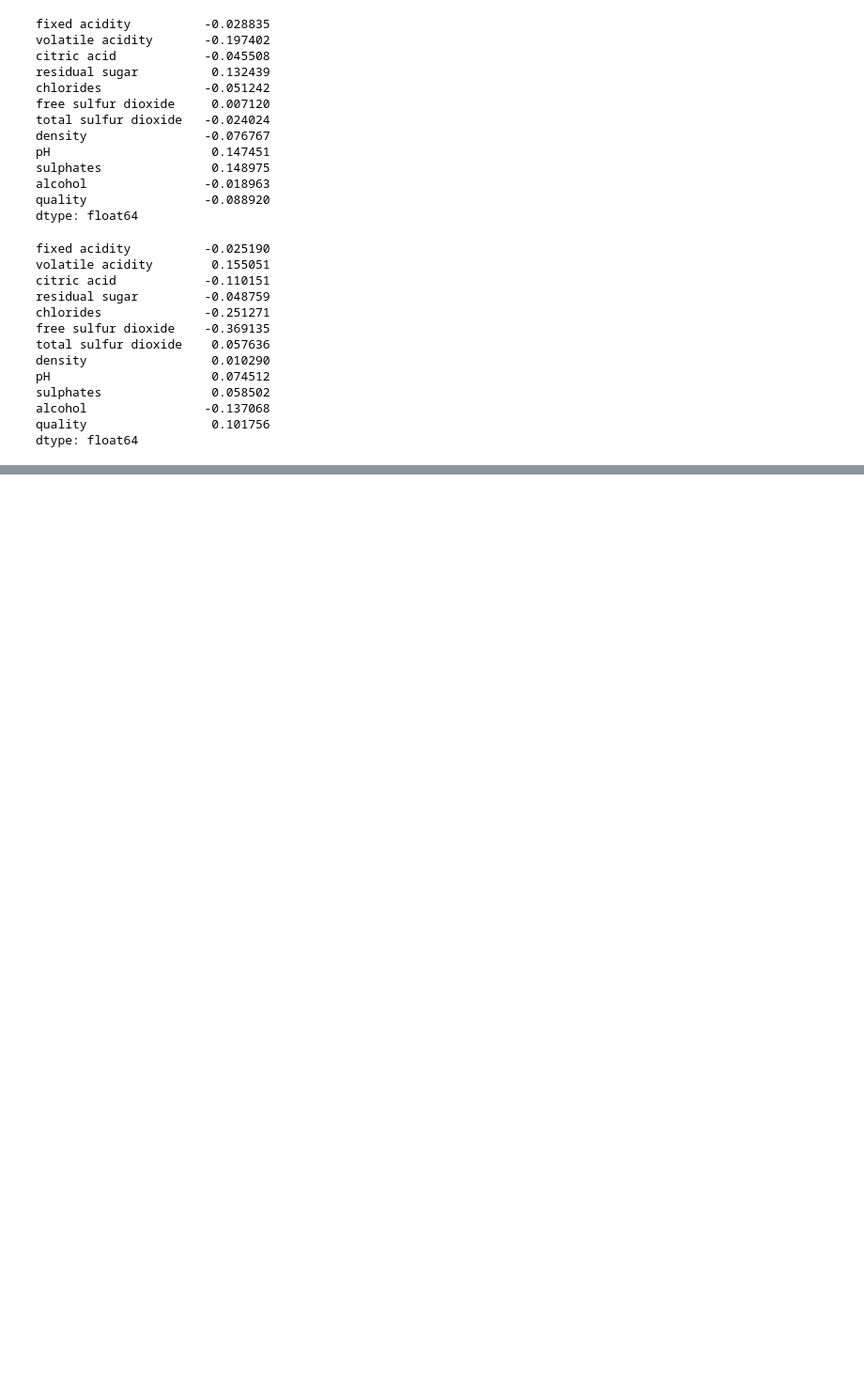
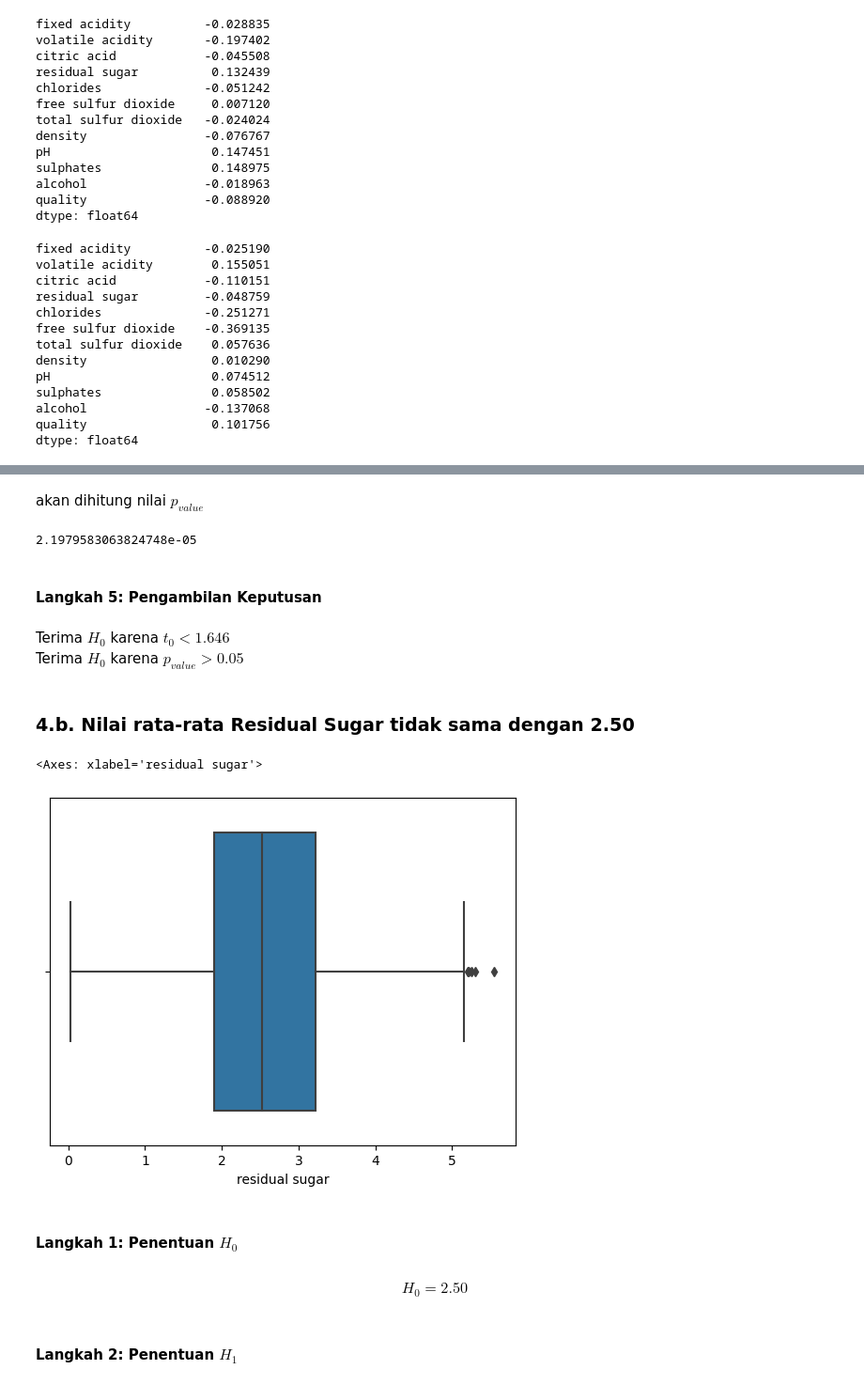
Before and after one commit to mutawalle/hypothesis-test, a Jupyter notebook: Probstat_Tubes.ipynb, the cells around one changed output, grey strips where cells are left out. Shown: that part at 94% size. Saved outputs shown, nothing was run; the diff lists cells and outputs as text; code cells hidden in the pictures; blank space fills up the shorter version.

```diff
--- a/Probstat_Tubes.ipynb
+++ b/Probstat_Tubes.ipynb
@@ -342,0 +383,25 @@ Kolom free sulfur dioxide:
+# %% [markdown]
+akan dihitung nilai $p_{value}$
+# %%
+pVal = 1-t.cdf(t0,  df["pH"].size - 1)
+pVal
+# %% [output]
+2.1979583063824748e-05
+# %% [markdown]
+#### Langkah 5: Pengambilan Keputusan
+# %% [markdown]
+Terima $H_0$ karena $t_0 < 1.646$ <br>
+Terima $H_0$ karena $p_{value} > 0.05$
+# %% [markdown]
+### 4.b. Nilai rata-rata Residual Sugar tidak sama dengan 2.50
+# %%
+sns.boxplot(data=df, x="residual sugar")
+# %% [output]
+<Axes: xlabel='residual sugar'>
+[figure, added]
+# %% [markdown]
+#### Langkah 1: Penentuan $H_0$
+# %% [markdown]
+$$ H_0 = 2.50 $$
+# %% [markdown]
+#### Langkah 2: Penentuan $H_1$
```
Also changed, not shown: parts of 85 cells of this notebook, 1 other file.
